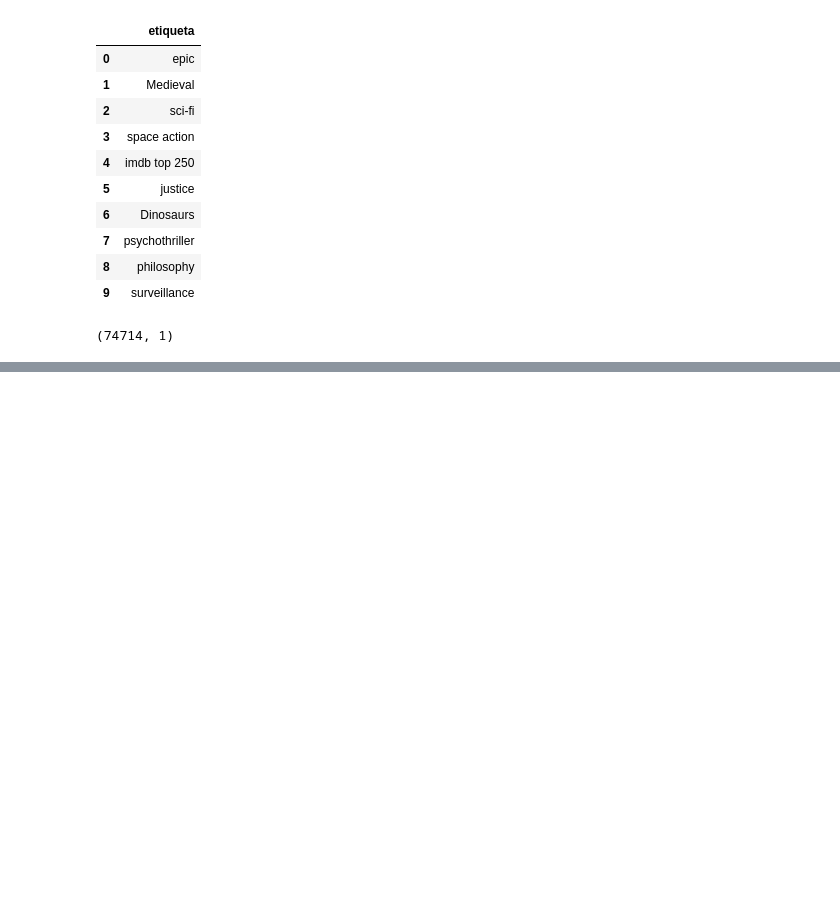
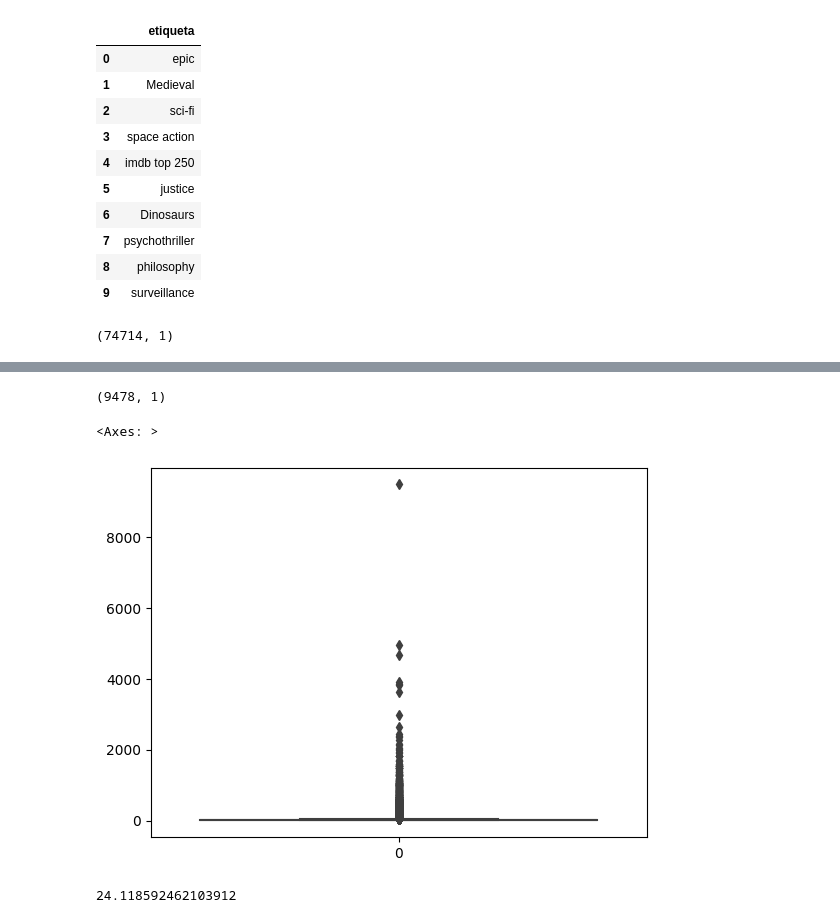
Before and after one commit to luismoroco/ScalableRecommendSystem, a Jupyter notebook: db-interact.ipynb, the cells around one changed output, grey strips where cells are left out. Saved outputs shown, nothing was run; the diff lists cells and outputs as text; code cells hidden in the pictures; blank space fills up the shorter version.

```diff
--- a/db-interact.ipynb
+++ b/db-interact.ipynb
@@ -193,3 +197,6 @@ unique_tags.head(10)
 unique_tags.shape
 # %% [output]
 (74714, 1)
+# %%
+tags_per_movie = tags_df.groupby('movieId').size().reset_index(name='tags_by_movie')
+tags_per_movie.head()
@@ -195,0 +210,13 @@ unique_tags.shape
+# %%
+tags_per_movie['tags_by_movie'].max(), tags_per_movie['tags_by_movie'].min()
+# %% [output]
+(9478, 1)
+# %%
+sns.boxplot(tags_per_movie['tags_by_movie'])
+# %% [output]
+<Axes: >
+[figure, added]
+# %%
+tags_per_movie['tags_by_movie'].mean()
+# %% [output]
+24.118592462103912
```
Also changed, not shown: parts of 29 cells of this notebook, 2 other files.
